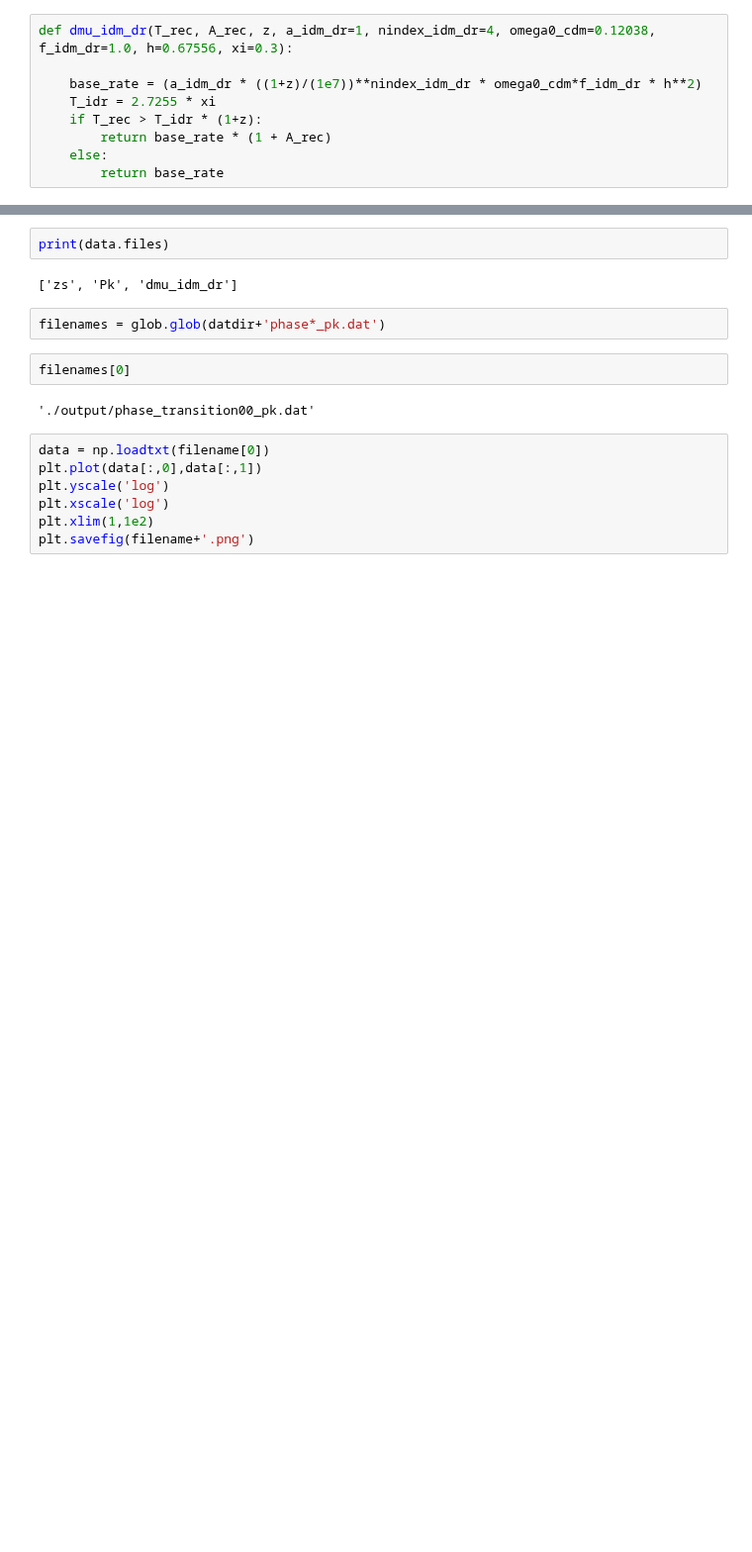
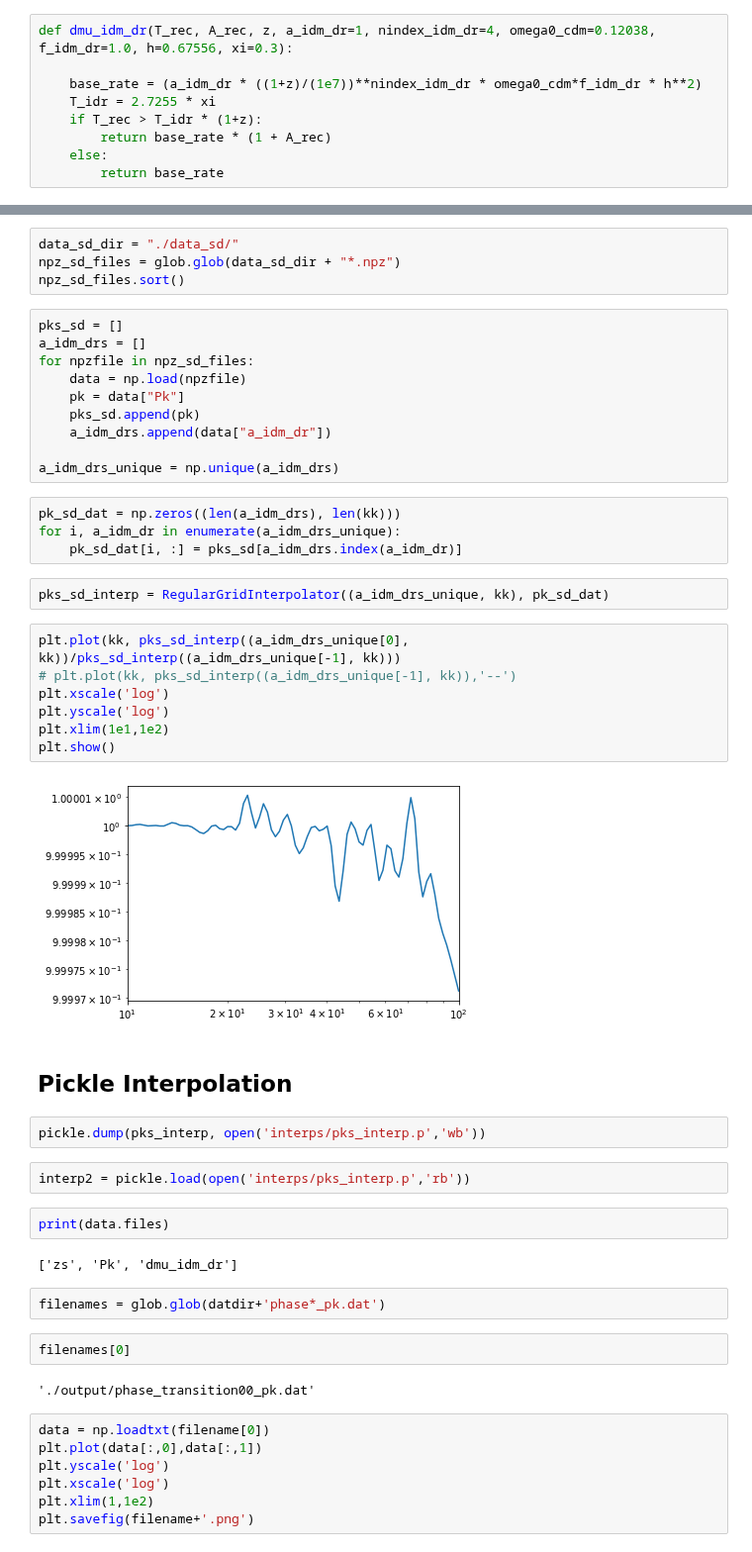
Before and after one commit to NolanSmyth/class_recoupling, a Jupyter notebook: plotPk.ipynb, the cells around one changed output, grey strips where cells are left out. Shown at 99% size. Drawn from its saved outputs; the diff is of its cells as text; blank space fills up the shorter version.

```diff
--- a/plotPk.ipynb
+++ b/plotPk.ipynb
@@ -100,3 +126,38 @@ plt.plot(zs, dmus)
+# %%
+data_sd_dir = "./data_sd/"
+npz_sd_files = glob.glob(data_sd_dir + "*.npz")
+npz_sd_files.sort()
+# %%
+pks_sd = []
+a_idm_drs = []
+for npzfile in npz_sd_files:
+    data = np.load(npzfile)
+    pk = data["Pk"]
+    pks_sd.append(pk)
+    a_idm_drs.append(data["a_idm_dr"])
+
+a_idm_drs_unique = np.unique(a_idm_drs)
+# %%
+pk_sd_dat = np.zeros((len(a_idm_drs), len(kk)))
+for i, a_idm_dr in enumerate(a_idm_drs_unique):
+    pk_sd_dat[i, :] = pks_sd[a_idm_drs.index(a_idm_dr)]
+# %%
+pks_sd_interp = RegularGridInterpolator((a_idm_drs_unique, kk), pk_sd_dat)
+# %%
+plt.plot(kk, pks_sd_interp((a_idm_drs_unique[0], kk))/pks_sd_interp((a_idm_drs_unique[-1], kk)))
+# plt.plot(kk, pks_sd_interp((a_idm_drs_unique[-1], kk)),'--')
+plt.xscale('log')
+plt.yscale('log')
+plt.xlim(1e1,1e2)
+plt.show()
+# %% [output]
+[figure, added]
+# %% [markdown]
+## Pickle Interpolation
+# %%
+pickle.dump(pks_interp, open('interps/pks_interp.p','wb'))
+# %%
+interp2 = pickle.load(open('interps/pks_interp.p','rb'))
 # %%
 print(data.files)
 # %% [output]
```
Also changed, not shown: parts of 9 cells of this notebook, 9 other files.
